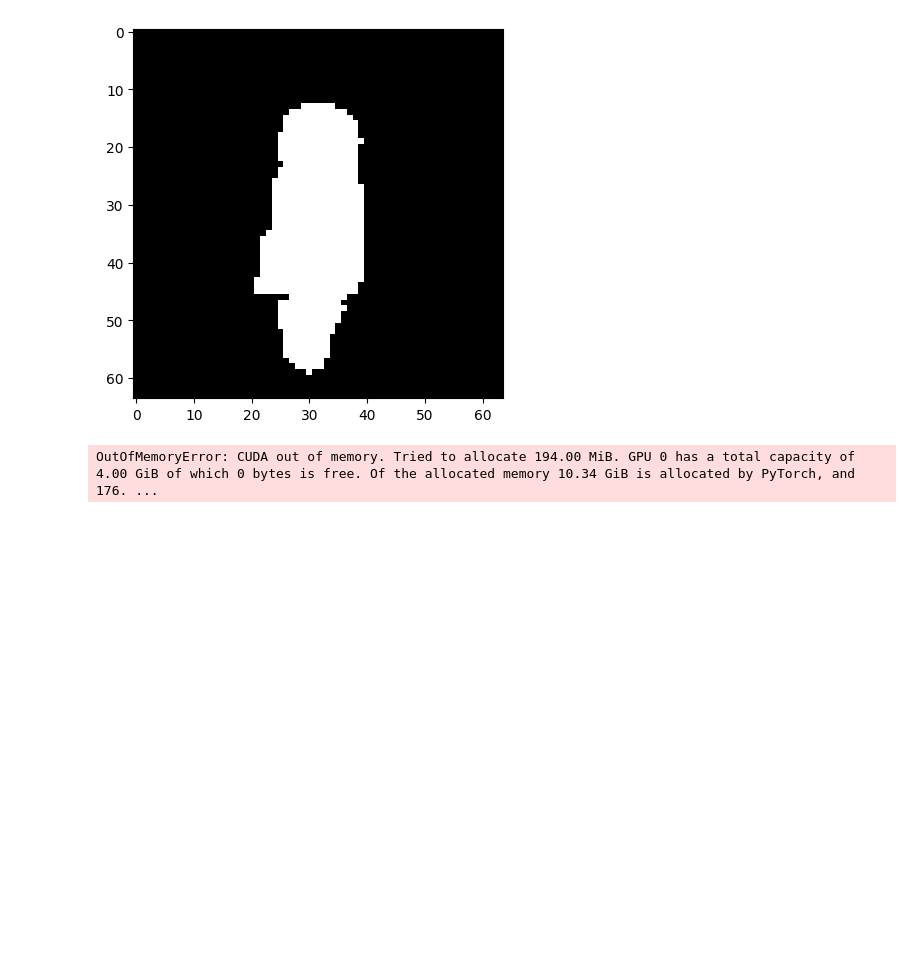
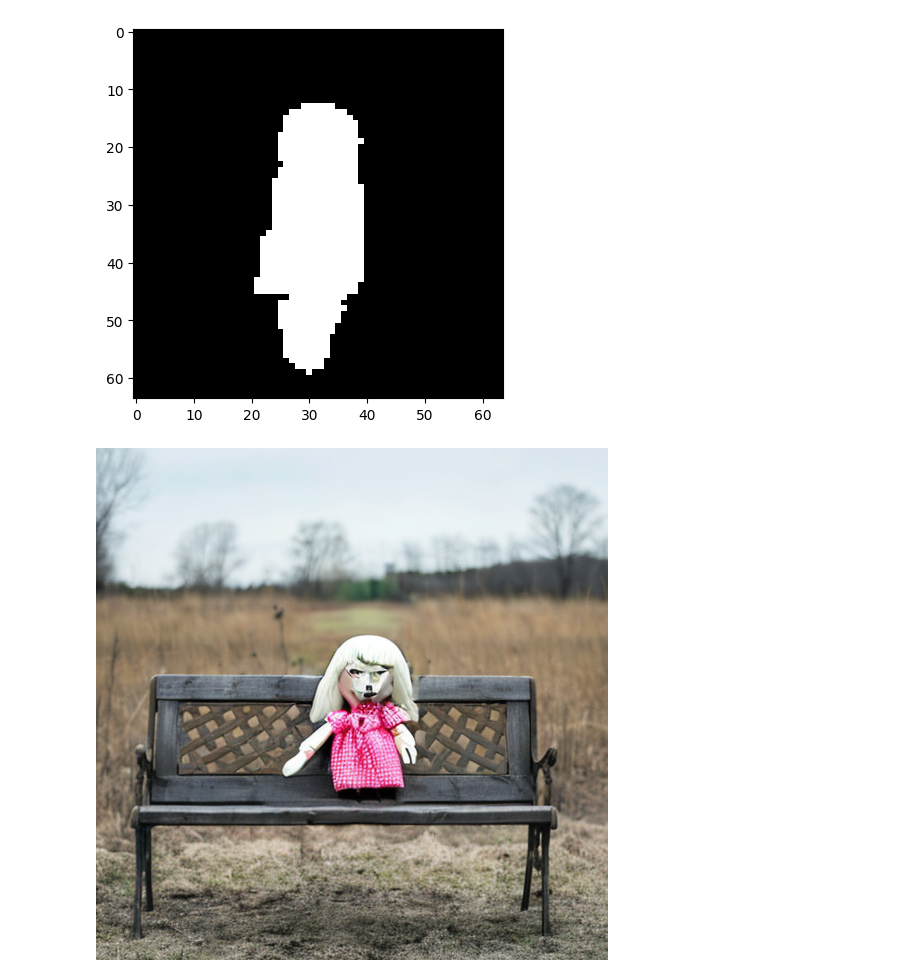
Before and after one commit to teohyc/hugging-face, a Jupyter notebook: inpainting_stable_diffusion.ipynb, the cells around one changed output. Drawn from its saved outputs; the diff is of its cells as text; code cells hidden in the pictures; blank space fills up the shorter version.

```diff
--- a/inpainting_stable_diffusion.ipynb
+++ b/inpainting_stable_diffusion.ipynb
@@ -79,43 +79,43 @@ for i, t in enumerate(pipe.scheduler.timesteps):
 
     #predict
     with torch.no_grad():
         noise_pred = pipe.unet(latent_model_input, t, encoder_hidden_states = text_embeddings).sample
 
     #guidance
     noise_pred_uncond, noise_pred_text = noise_pred.chunk(2)
     noise_pred = noise_pred_uncond + guidance_scale * (noise_pred_text - noise_pred_uncond)
 
     #x_t-1
     latents = pipe.scheduler.step(noise_pred, t, latents, return_dict=False)[0]
 
     #inpainting
     if i < len(pipe.scheduler.timesteps) - 1:
 
         noise = torch.randn(init_image_latents.shape, generator=generator, device=device, dtype=torch.float32)
         background = pipe.scheduler.add_noise(
             init_image_latents, noise, torch.tensor([pipe.scheduler.timesteps[i + 1]])
         )
 
         latents = latents * mask_image_latent_size #white in the areas
         background = background * (1 - mask_image_latent_size) #black in the areas
 
         #combine generated and original image latents based on mask
         latents += background
 
-    #decode
-    pipe.vae.to(torch.float16)
-    latents_norm = latents.to(torch.float16) / pipe.vae.config.scaling_factor
+#decode
 
-    with torch.no_grad():
-        inpainted_image = pipe.vae.decode(latents_norm).sample.float()
+latents_norm = latents / pipe.vae.config.scaling_factor
 
-    inpainted_image = (inpainted_image / 2 + 0.5).clamp(0, 1).squeeze()
-    inpainted_image = (inpainted_image.permute(1, 2, 0) * 255).to(torch.uint8).cpu().numpy()
-    inpainted_image = Image.fromarray(inpainted_image)
+with torch.no_grad():
+    inpainted_image = pipe.vae.decode(latents_norm).sample
 
-    inpainted_image
+inpainted_image = (inpainted_image / 2 + 0.5).clamp(0, 1).squeeze()
+inpainted_image = (inpainted_image.permute(1, 2, 0) * 255).to(torch.uint8).cpu().numpy()
+inpainted_image = Image.fromarray(inpainted_image)
+
+inpainted_image
 # %% [output]
-OutOfMemoryError: CUDA out of memory. Tried to allocate 194.00 MiB. GPU 0 has a total capacity of 4.00 GiB of which 0 bytes is free. Of the allocated memory 10.34 GiB is allocated by PyTorch, and 176. ...
+[figure, added]
 # %%
 #inpainting by pipeline
 pipe = StableDiffusionInpaintPipeline.from_pretrained("stabilityai/stable-diffusion-2-inpainting")
```
Also changed, not shown: parts of 4 cells of this notebook.
